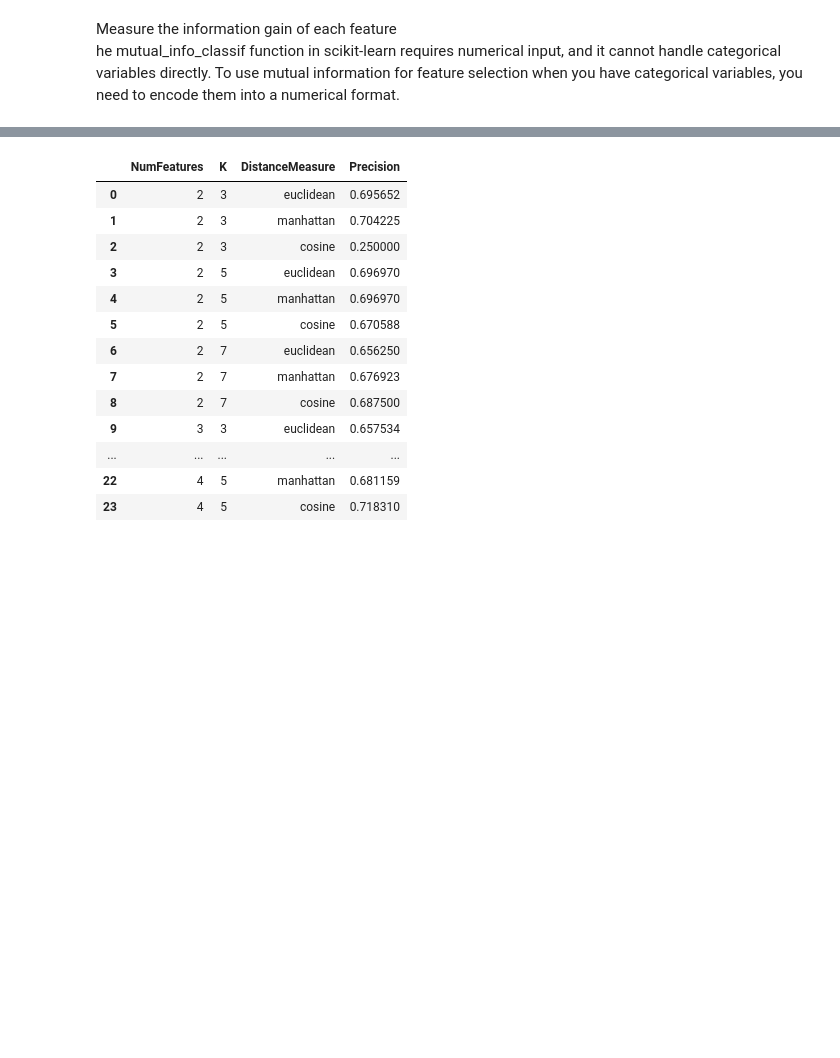
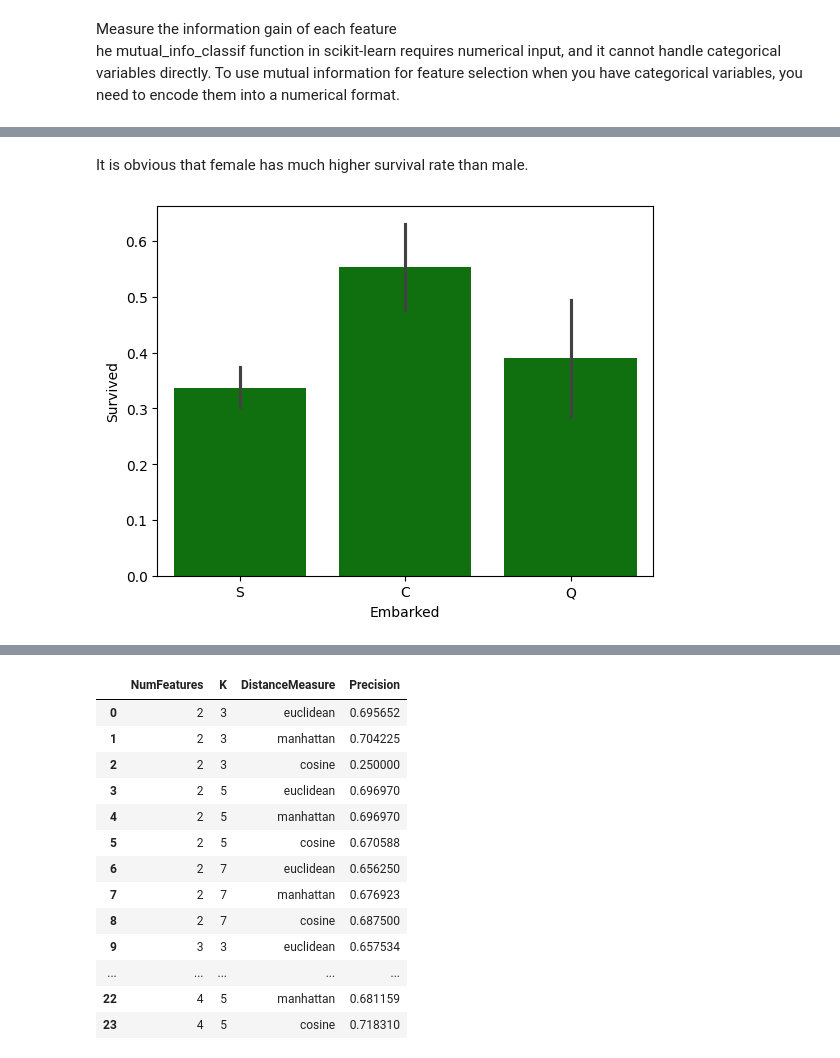
Before and after one commit to Wissemamr/Fundamentals_of_DS, a Jupyter notebook: HW/HW3/Part1_feature_engineering/Practical_work/feature_selection_titanic/feature_selection.ipynb, the cells around one changed output, grey strips where cells are left out. Cells and saved outputs as stored; diff of their text form; code cells hidden in the pictures; blank space fills up the shorter version.

```diff
--- a/HW/HW3/Part1_feature_engineering/Practical_work/feature_selection_titanic/feature_selection.ipynb
+++ b/HW/HW3/Part1_feature_engineering/Practical_work/feature_selection_titanic/feature_selection.ipynb
@@ -218,0 +243,7 @@ dtype: float64
+# %% [markdown]
+It is obvious that female has much higher survival rate than male.
+# %%
+sns.barplot(data=cleaned_df, x='Embarked', y='Survived', color='green')
+plt.show()
+# %% [output]
+[figure, added]
```
Also changed, not shown: parts of 10 cells of this notebook, 1 other file.
